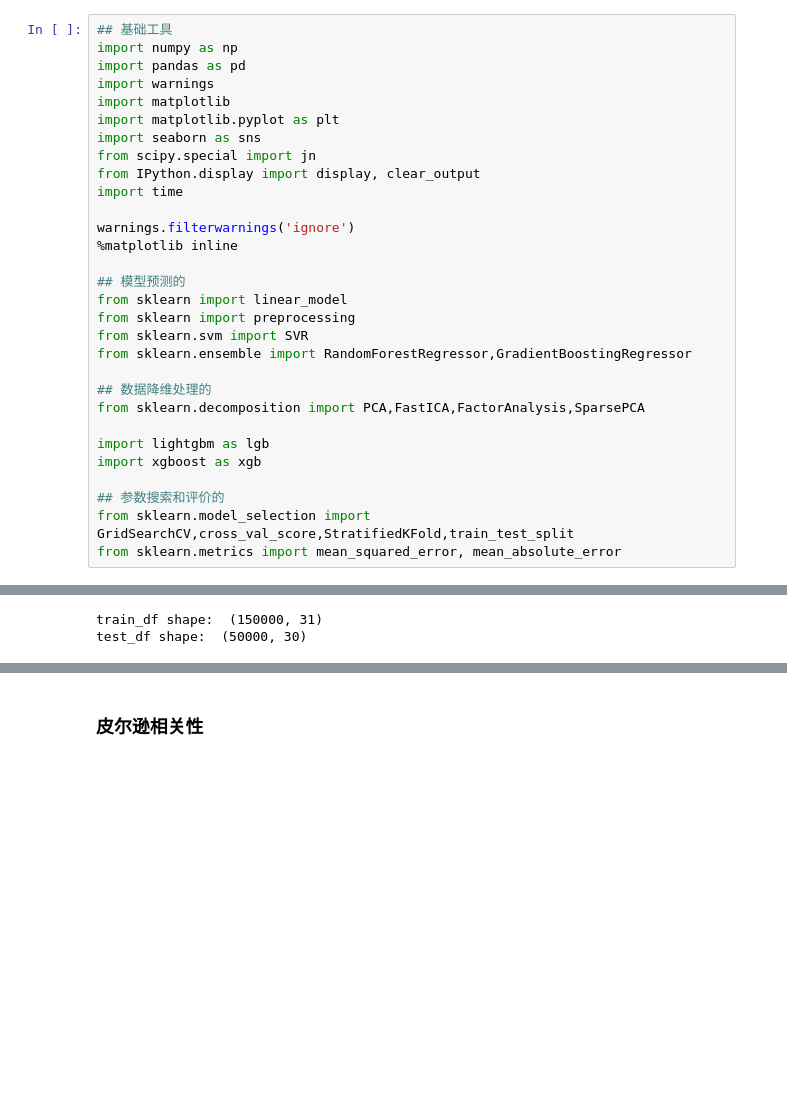
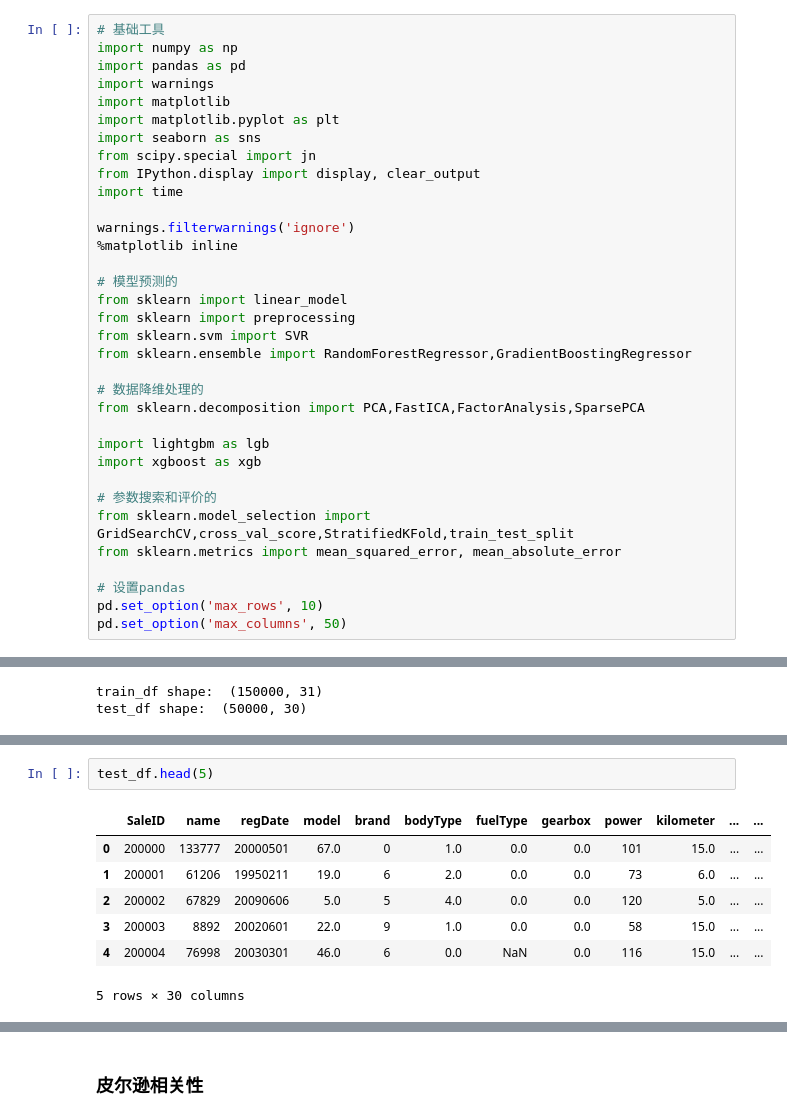
Before and after one commit to clelandgt/machine_learning, a Jupyter notebook: competitions/tianchi/used_car/eda.ipynb, the cells around one changed output, grey strips where cells are left out. Cells and saved outputs as stored; diff of their text form; blank space fills up the shorter version.

```diff
--- a/competitions/tianchi/used_car/eda.ipynb
+++ b/competitions/tianchi/used_car/eda.ipynb
@@ -1,5 +1,5 @@
 # %%
-## 基础工具
+# 基础工具
 import numpy as np
 import pandas as pd
 import warnings
@@ -13,18 +13,22 @@ import time
 warnings.filterwarnings('ignore')
 %matplotlib inline
 
-## 模型预测的
+# 模型预测的
 from sklearn import linear_model
 from sklearn import preprocessing
 from sklearn.svm import SVR
 from sklearn.ensemble import RandomForestRegressor,GradientBoostingRegressor
 
-## 数据降维处理的
+# 数据降维处理的
 from sklearn.decomposition import PCA,FastICA,FactorAnalysis,SparsePCA
 
 import lightgbm as lgb
 import xgboost as xgb
 
-## 参数搜索和评价的
+# 参数搜索和评价的
 from sklearn.model_selection import GridSearchCV,cross_val_score,StratifiedKFold,train_test_split
 from sklearn.metrics import mean_squared_error, mean_absolute_error
+
+# 设置pandas
+pd.set_option('max_rows', 10)
+pd.set_option('max_columns', 50)
@@ -65,0 +183,10 @@ test_df shape:  (50000, 30)
+# %%
+test_df.head(5)
+# %% [output]
+|  | SaleID | name | regDate | model | brand | bodyType | fuelType | gearbox | power | kilometer | ... | ... |
+| 0 | 200000 | 133777 | 20000501 | 67.0 | 0 | 1.0 | 0.0 | 0.0 | 101 | 15.0 | ... | ... |
+| 1 | 200001 | 61206 | 19950211 | 19.0 | 6 | 2.0 | 0.0 | 0.0 | 73 | 6.0 | ... | ... |
+| 2 | 200002 | 67829 | 20090606 | 5.0 | 5 | 4.0 | 0.0 | 0.0 | 120 | 5.0 | ... | ... |
+| 3 | 200003 | 8892 | 20020601 | 22.0 | 9 | 1.0 | 0.0 | 0.0 | 58 | 15.0 | ... | ... |
+| 4 | 200004 | 76998 | 20030301 | 46.0 | 6 | 0.0 | NaN | 0.0 | 116 | 15.0 | ... | ... |
+5 rows × 30 columns
```
Also changed, not shown: parts of 35 cells of this notebook, 2 other files.
